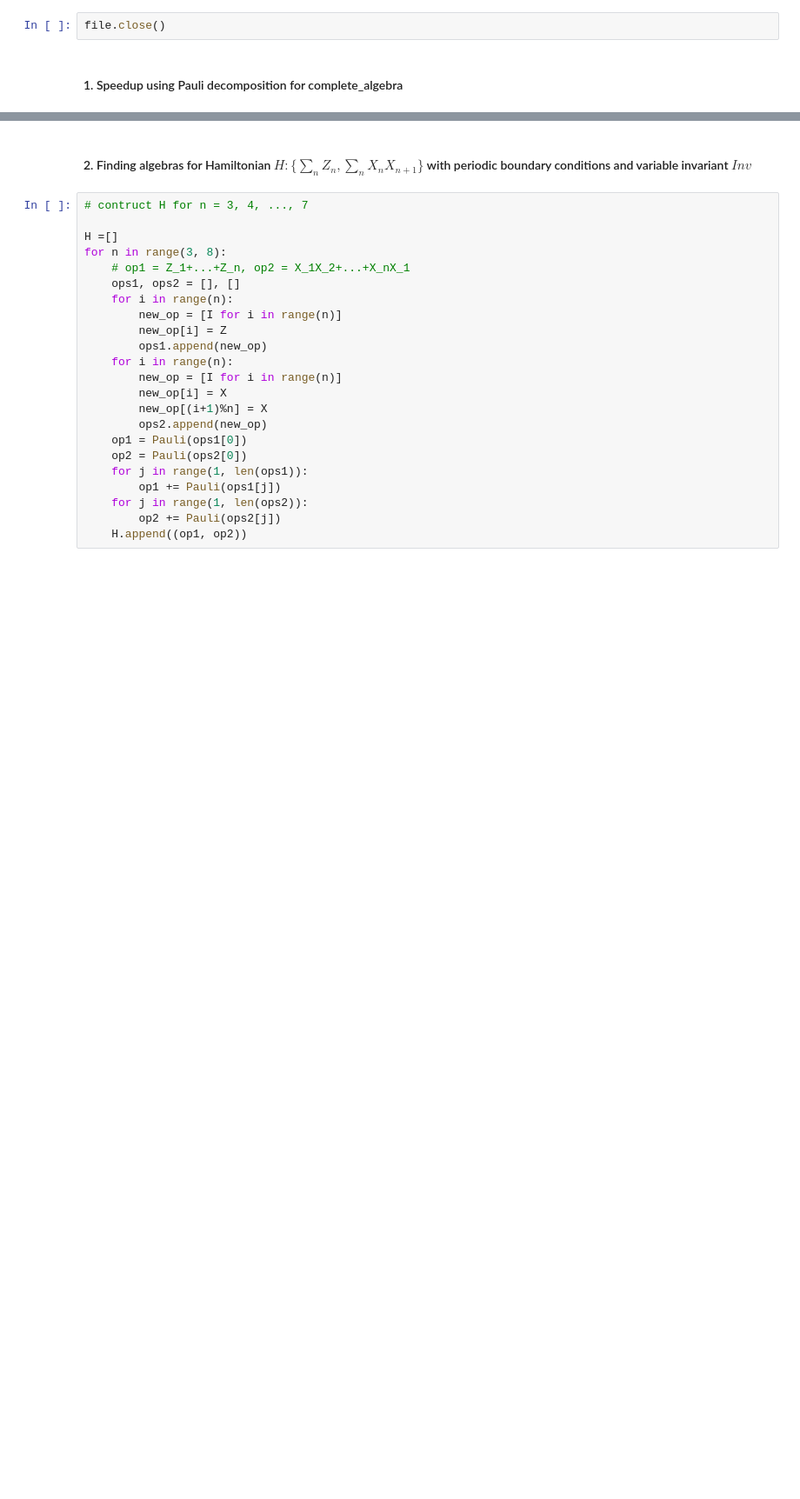
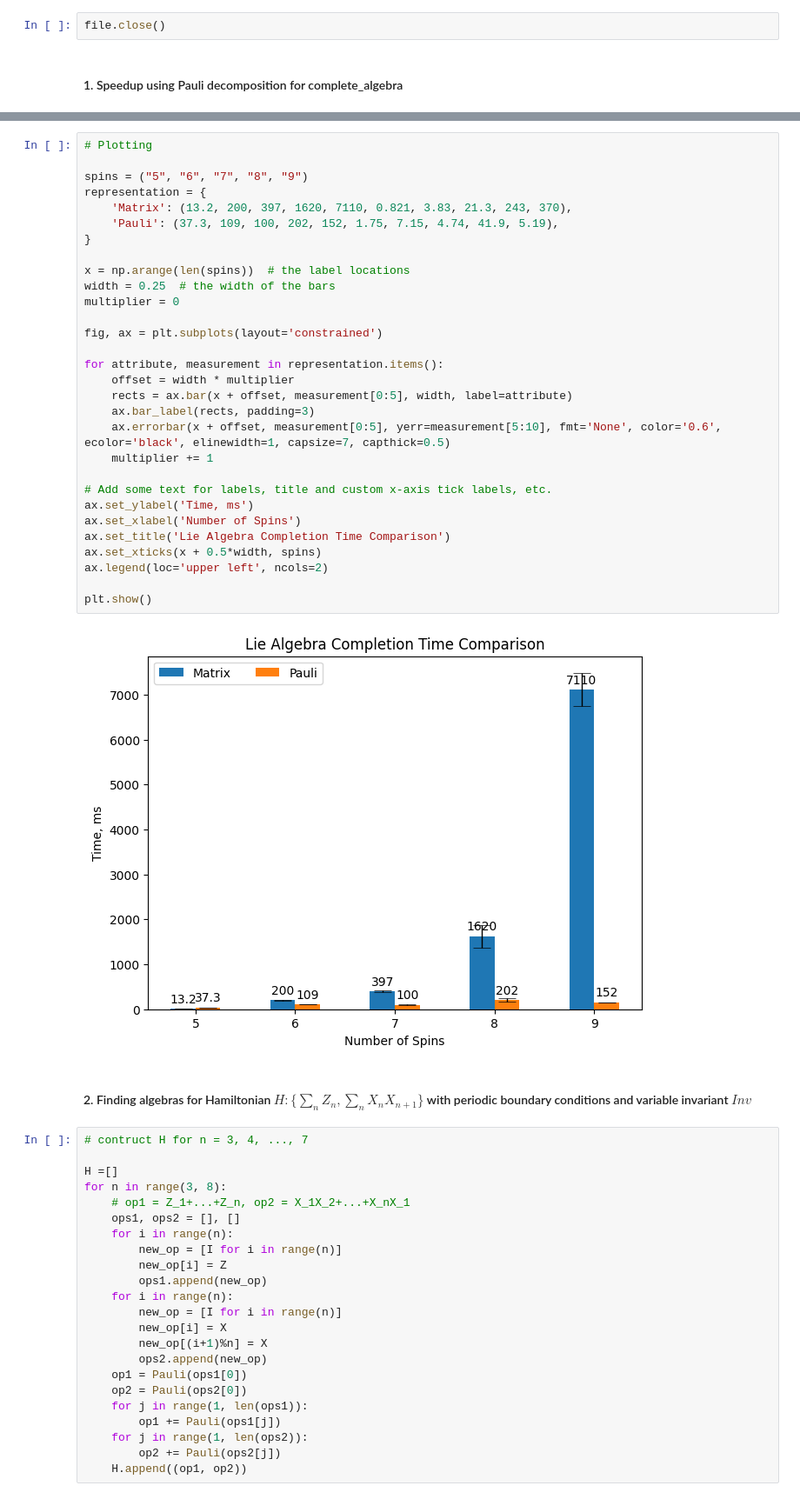
Before and after one commit to e-kneip/Lie-algebras, a Jupyter notebook: demonstrations.ipynb, the cells around one changed output, grey strips where cells are left out. Shown at 87% size. Cells and saved outputs as stored; diff of their text form; blank space fills up the shorter version.

Commit message:
Feat: matrxi-v-pauli time complexity comparison

```diff
--- a/demonstrations.ipynb
+++ b/demonstrations.ipynb
@@ -91,3 +118,35 @@ hard_pauli = [q + r + s, 2*q + s - 1j*u, 3*r + s - t]
+# %%
+# Plotting
+
+spins = ("5", "6", "7", "8", "9")
+representation = {
+    'Matrix': (13.2, 200, 397, 1620, 7110, 0.821, 3.83, 21.3, 243, 370),
+    'Pauli': (37.3, 109, 100, 202, 152, 1.75, 7.15, 4.74, 41.9, 5.19),
+}
+
+x = np.arange(len(spins))  # the label locations
+width = 0.25  # the width of the bars
+multiplier = 0
+
+fig, ax = plt.subplots(layout='constrained')
+
+for attribute, measurement in representation.items():
+    offset = width * multiplier
+    rects = ax.bar(x + offset, measurement[0:5], width, label=attribute)
+    ax.bar_label(rects, padding=3)
+    ax.errorbar(x + offset, measurement[0:5], yerr=measurement[5:10], fmt='None', color='0.6', ecolor='black', elinewidth=1, capsize=7, capthick=0.5)
+    multiplier += 1
+
+# Add some text for labels, title and custom x-axis tick labels, etc.
+ax.set_ylabel('Time, ms')
+ax.set_xlabel('Number of Spins')
+ax.set_title('Lie Algebra Completion Time Comparison')
+ax.set_xticks(x + 0.5*width, spins)
+ax.legend(loc='upper left', ncols=2)
+
+plt.show()
+# %% [output]
+[figure, added]
 # %% [markdown]
 #### 2. Finding algebras for Hamiltonian $H: \{\sum_n Z_n, \sum_n X_nX_{n+1}\}$ with periodic boundary conditions and variable invariant $Inv$
 # %%
```
Also changed, not shown: parts of 5 cells of this notebook, 1 other file.
